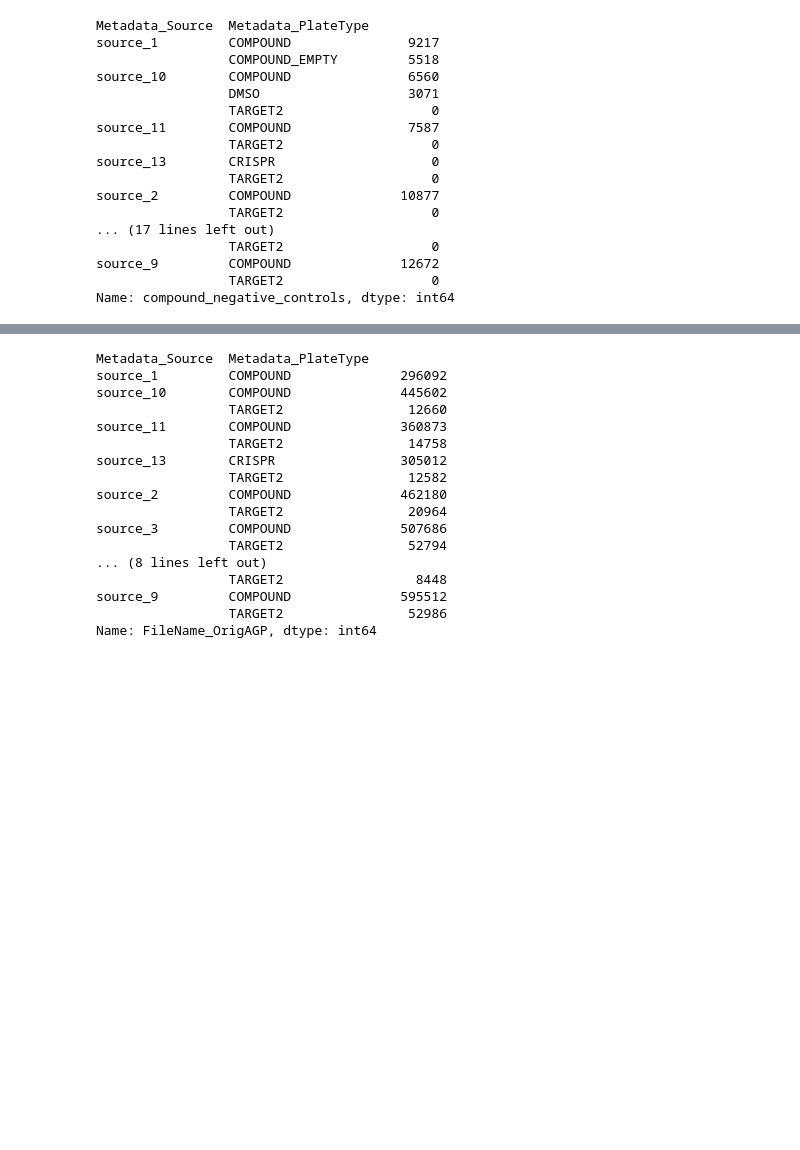
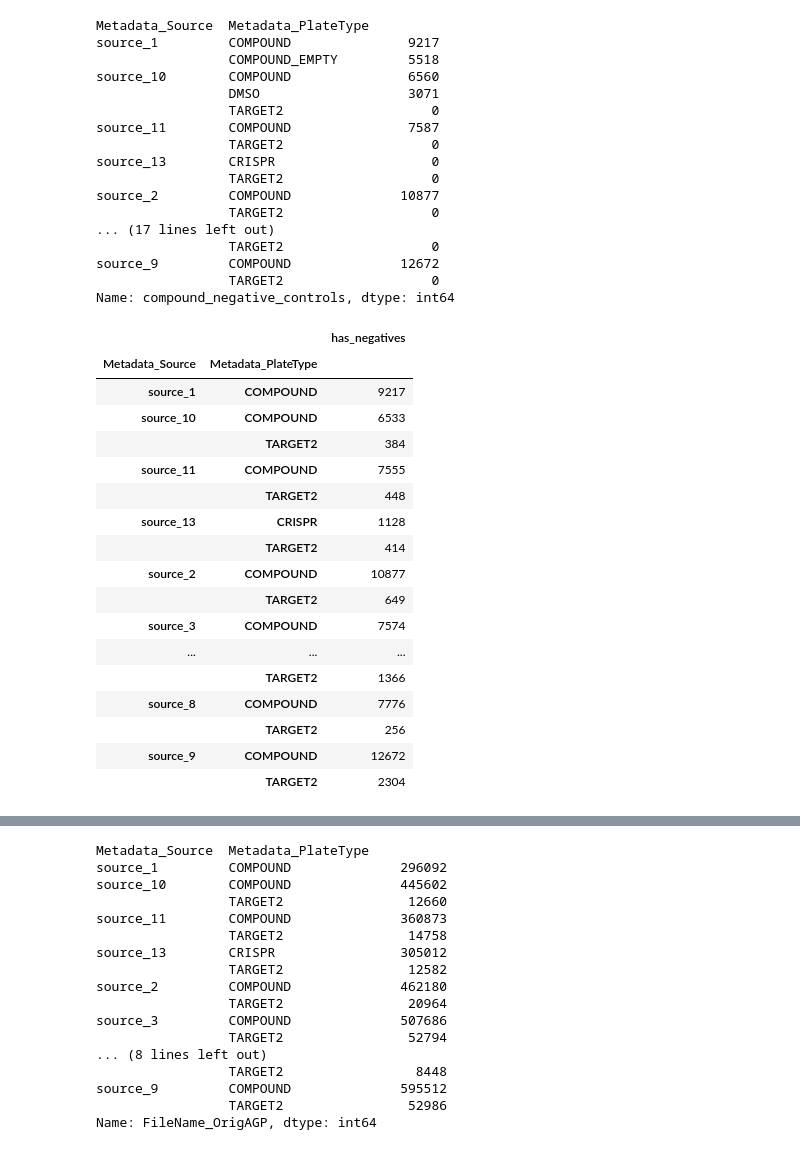
Before and after one commit to gwatkinson/jump_models, a Jupyter notebook: notebooks/9.0-gw-jump-negatives.ipynb, the cells around one changed output, grey strips where cells are left out. Drawn from its saved outputs; the diff is of its cells as text; code cells hidden in the pictures; blank space fills up the shorter version.

```diff
--- a/notebooks/9.0-gw-jump-negatives.ipynb
+++ b/notebooks/9.0-gw-jump-negatives.ipynb
@@ -132,0 +180,32 @@ df = pd.read_parquet(osp.join(load_data_path, "final"))
+# %%
+filtered_meta = df[["Metadata_Source", "Metadata_Batch", "Metadata_Plate", "Metadata_Well"]].drop_duplicates()
+# %%
+filtered_meta = paw.merge(filtered_meta)[paw.columns]
+# %%
+q = (
+    filtered_meta.assign(is_negative=lambda x: x.Metadata_JCP2022 == "JCP2022_033924")
+    .groupby(["Metadata_Source", "Metadata_PlateType"])
+    .agg(
+        has_negatives=("is_negative", "sum"),
+    )
+)
+q
+# %% [output]
+|  |  | has_negatives |
+| Metadata_Source | Metadata_PlateType |  |
+| source_1 | COMPOUND | 9217 |
+| source_10 | COMPOUND | 6533 |
+|  | TARGET2 | 384 |
+| source_11 | COMPOUND | 7555 |
+|  | TARGET2 | 448 |
+| source_13 | CRISPR | 1128 |
+|  | TARGET2 | 414 |
+| source_2 | COMPOUND | 10877 |
+|  | TARGET2 | 649 |
+| source_3 | COMPOUND | 7574 |
+| ... | ... | ... |
+|  | TARGET2 | 1366 |
+| source_8 | COMPOUND | 7776 |
+|  | TARGET2 | 256 |
+| source_9 | COMPOUND | 12672 |
+|  | TARGET2 | 2304 |
```
Also changed, not shown: parts of 5 cells of this notebook, 3 other files.
